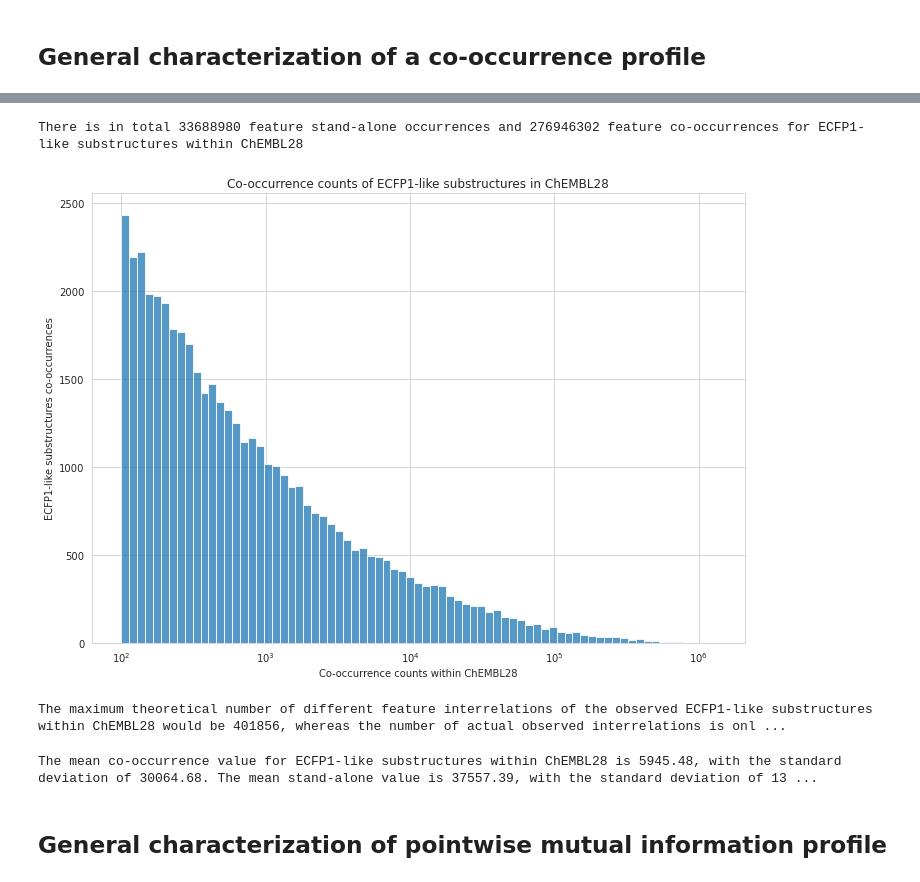
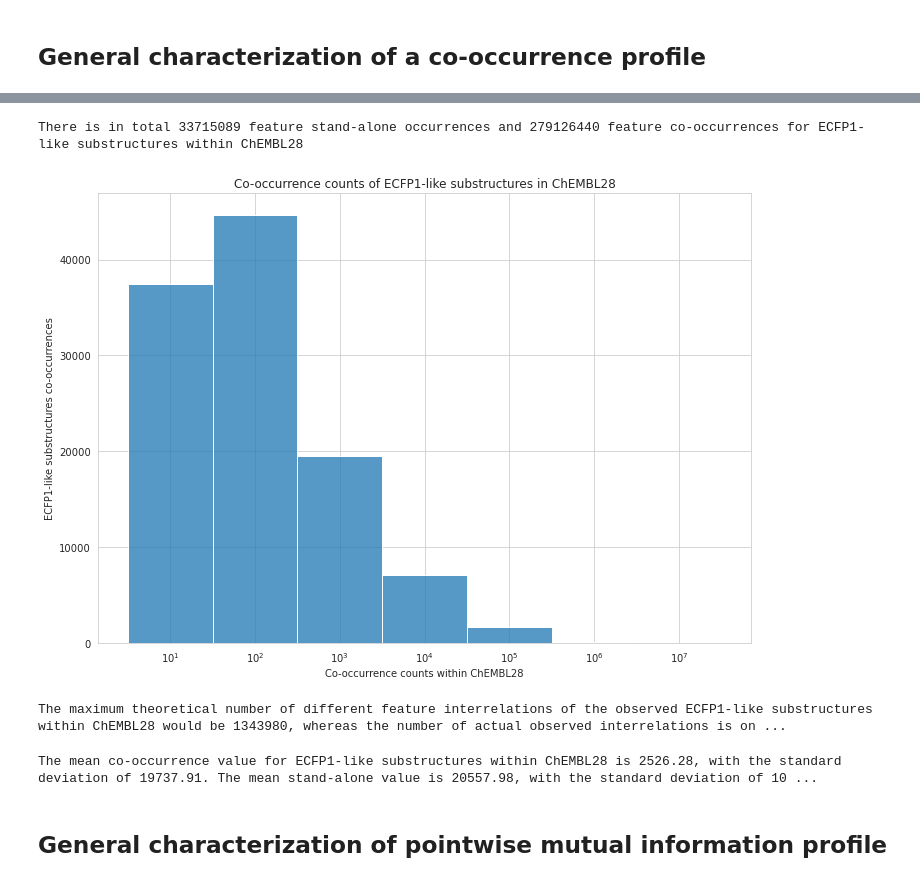
Before and after one commit to cmeloi/fip3, a Jupyter notebook: docs/cookbook/basic_interrelation_analysis.ipynb, the cells around one changed output, grey strips where cells are left out. Saved outputs shown, nothing was run; the diff lists cells and outputs as text; code cells hidden in the pictures.

```diff
--- a/docs/cookbook/basic_interrelation_analysis.ipynb
+++ b/docs/cookbook/basic_interrelation_analysis.ipynb
@@ -16,8 +16,6 @@ OUTPUT_FIGURE_PATH = '../../scratch/data/chembl_28/pix'
 FEATURES_NAME = 'ECFP1-like substructures'
 COOCCURRENCE_MX_LINK = '../../scratch/data/chembl_28/ec_fragments_r1_coomx.csv'
 COOCCURRENCE_MX_VECTOR_COUNT = 2066376
-
-MINIMAL_COOCCURRENCE_CUTOFF = 100  # How many co-occurrences are needed to start tracking the relation
 
 HYBRID_FEATURES_NAME = FEATURES_NAME + " and ChEMBL activities"
 HYBRID_COOCCURRENCE_MX_LINK = '../../scratch/data/chembl_28/ec_fragments_r1_activities_coomx.csv'
@@ -28,10 +26,5 @@ REFERENCE_DATASET_LINK = '../../scratch/data/zinc_dark_matter/zinc_dm_in_stock_f
 REFERENCE_COOCCURRENCE_MX_LINK = '../../scratch/data/zinc_dark_matter/zinc_dm_in_stock_ec_fragments_r1_coomx.csv'
 REFERENCE_COOCCURRENCE_MX_VECTOR_COUNT = 5063486
 
-# Derived from primary dataset, adjusted for size difference
-REFERENCE_MINIMAL_COOCCURRENCE_CUTOFF = int(MINIMAL_COOCCURRENCE_CUTOFF *
-                                            (REFERENCE_COOCCURRENCE_MX_VECTOR_COUNT /
-                                             COOCCURRENCE_MX_VECTOR_COUNT))
-
-TRACKED_FEATURES = ['Cannabinoid CB1 receptor']
+MINIMAL_COOCCURRENCE_CUTOFF = 10  # How many co-occurrences are needed to start tracking the relation
 # %% [markdown]
@@ -115,26 +108,26 @@ Name: value, Length: 46581, dtype: int64
 print(f"There is in total {self_relations_values.sum()} feature stand-alone occurrences and \
 {cooccurrence_values.sum()} feature co-occurrences for {FEATURES_NAME} within {DATASET_NAME}")
 # %% [output]
-There is in total 33688980 feature stand-alone occurrences and 276946302 feature co-occurrences for ECFP1-like substructures within ChEMBL28
+There is in total 33715089 feature stand-alone occurrences and 279126440 feature co-occurrences for ECFP1-like substructures within ChEMBL28
 # %%
 title = f"Co-occurrence counts of {FEATURES_NAME} in {DATASET_NAME}"
 a4_dims = (11.7, 8.27)
 sns.set_style("whitegrid")
 fig, ax = plt.subplots(figsize=a4_dims)
-sns.histplot(cooccurrence_values, log_scale=True)
+sns.histplot(cooccurrence_values, log_scale=True, discrete=True)
 ax.set(title=title, xlabel=f"Co-occurrence counts within {DATASET_NAME}",
        ylabel=f"{FEATURES_NAME} co-occurrences")
 plt.savefig(f"{OUTPUT_FIGURE_PATH}/{title}.svg", format="svg")
 #plt.close()
 # %% [output]
-[figure, old version]
+[figure, new version]
 # %%
 print(f"The maximum theoretical number of different feature interrelations of the observed {FEATURES_NAME} \
 within {DATASET_NAME} would be {int(p.num_max_interrelations())}, whereas the number of actual observed \
 interrelations is only {p.num_raw_interrelations()}. Therefore, the interrelation matrix population ratio is \
 approx. {p.num_raw_interrelations() / p.num_max_interrelations():.4f}.")
 # %% [output]
-The maximum theoretical number of different feature interrelations of the observed ECFP1-like substructures within ChEMBL28 would be 401856, whereas the number of actual observed interrelations is onl ...
+The maximum theoretical number of different feature interrelations of the observed ECFP1-like substructures within ChEMBL28 would be 1343980, whereas the number of actual observed interrelations is on ...
 # %%
 print(f"The mean co-occurrence value for {FEATURES_NAME} within {DATASET_NAME} \
 is {p.mean_raw_interrelation_value():.2f}, \
@@ -142,7 +135,7 @@ with the standard deviation of {p.standard_raw_interrelation_deviation():.2f}. \
 The mean stand-alone value is {p.mean_self_relation_value():.2f}, \
 with the standard deviation of {p.standard_self_relation_deviation():.2f}.")
 # %% [output]
-The mean co-occurrence value for ECFP1-like substructures within ChEMBL28 is 5945.48, with the standard deviation of 30064.68. The mean stand-alone value is 37557.39, with the standard deviation of 13 ...
+The mean co-occurrence value for ECFP1-like substructures within ChEMBL28 is 2526.28, with the standard deviation of 19737.91. The mean stand-alone value is 20557.98, with the standard deviation of 10 ...
 # %% [markdown]
 ## General characterization of pointwise mutual information profile
 # %%
```
Also changed, not shown: parts of 71 cells of this notebook.
